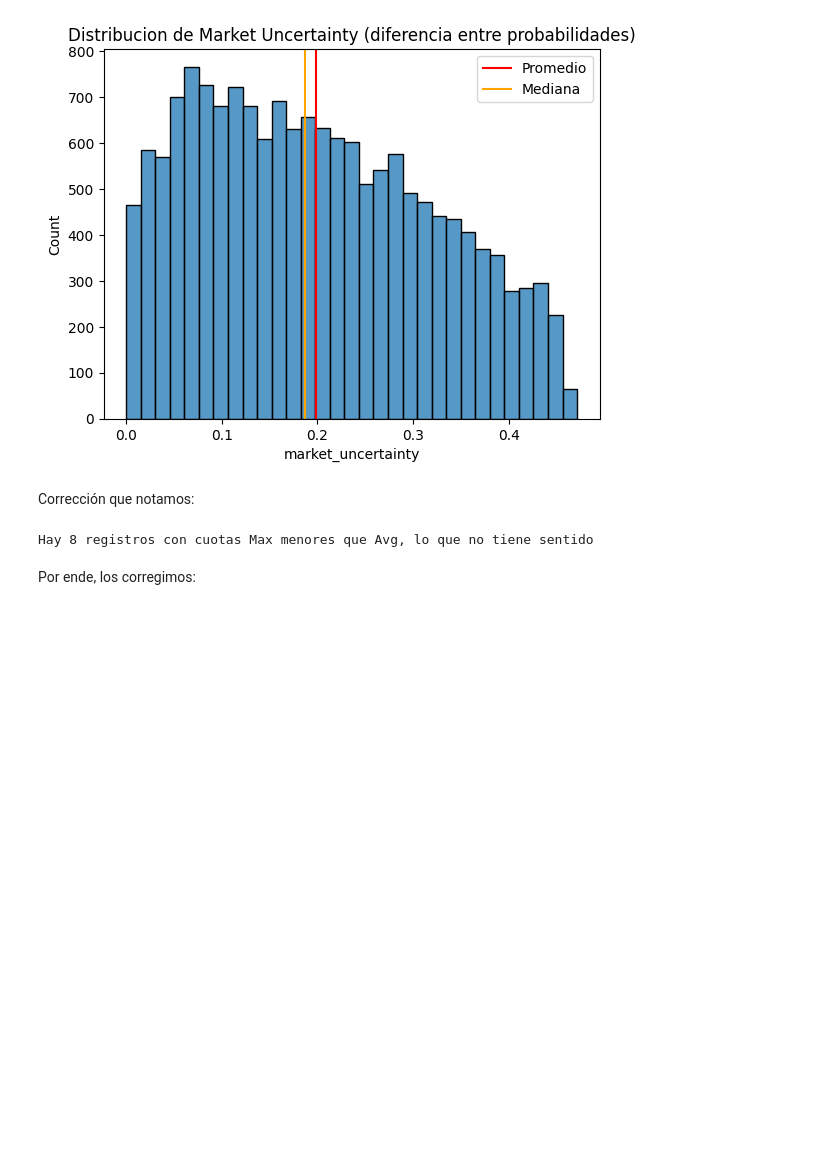
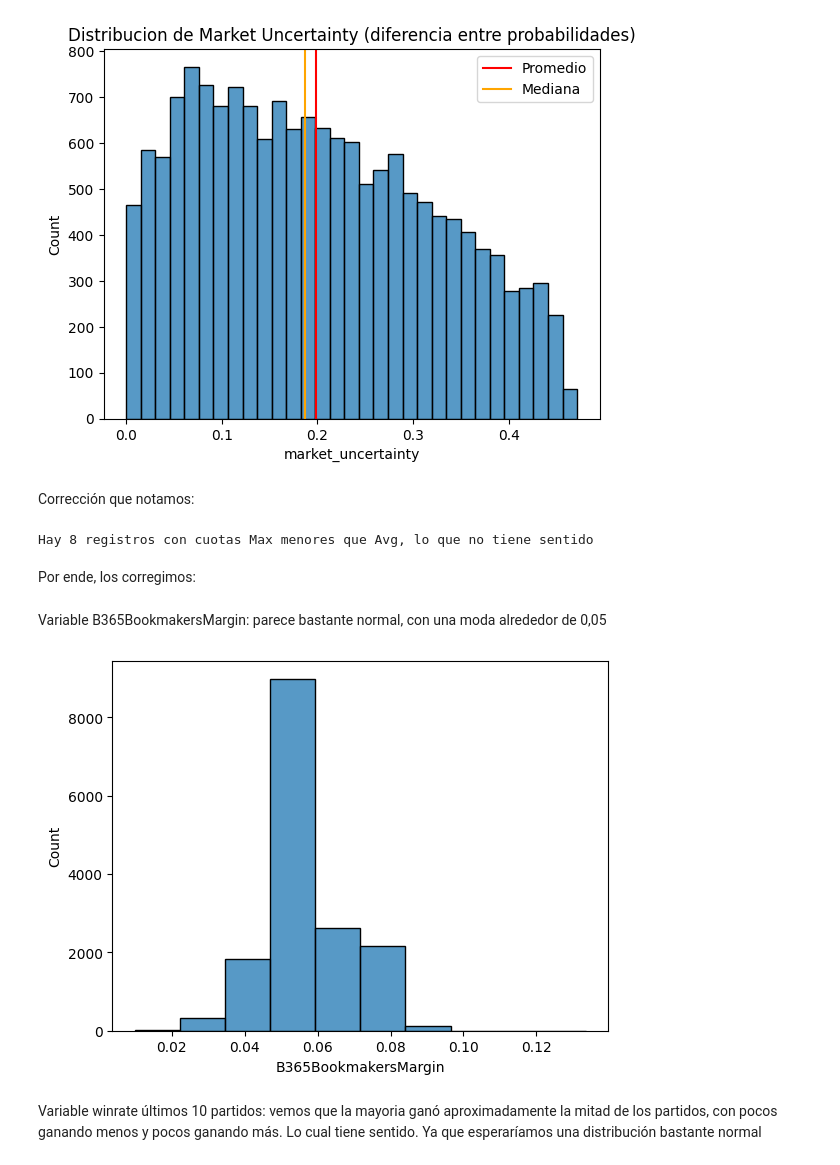
Before and after one commit to ichiP245/my-next-soderling, a Jupyter notebook: Notebooks/FullEDA.ipynb, the cells around one changed output. Cells and saved outputs as stored; diff of their text form; code cells hidden in the pictures; blank space fills up the shorter version.

```diff
--- a/Notebooks/FullEDA.ipynb
+++ b/Notebooks/FullEDA.ipynb
@@ -173,3 +191,12 @@ Por ende, los corregimos:
 # %%
 df.loc[(df['MaxA'] - df['AvgA']) < 0, 'MaxA'] = df.loc[(df['MaxA'] - df['AvgA']) < 0, 'AvgA']
 df.loc[(df['MaxB'] - df['AvgB']) < 0, 'MaxB'] = df.loc[(df['MaxB'] - df['AvgB']) < 0, 'AvgB']
+# %% [markdown]
+Variable B365BookmakersMargin: parece bastante normal, con una moda alrededor de 0,05
+# %%
+sns.histplot(df['B365BookmakersMargin'], bins=10)
+plt.show()
+# %% [output]
+[figure, added]
+# %% [markdown]
+Variable winrate últimos 10 partidos: vemos que la mayoria ganó aproximadamente la mitad de los partidos, con pocos ganando menos y pocos ganando más. Lo cual tiene sentido. Ya que esperaríamos una distribución bastante normal
```
Also changed, not shown: parts of 40 cells of this notebook, 1 other file.
